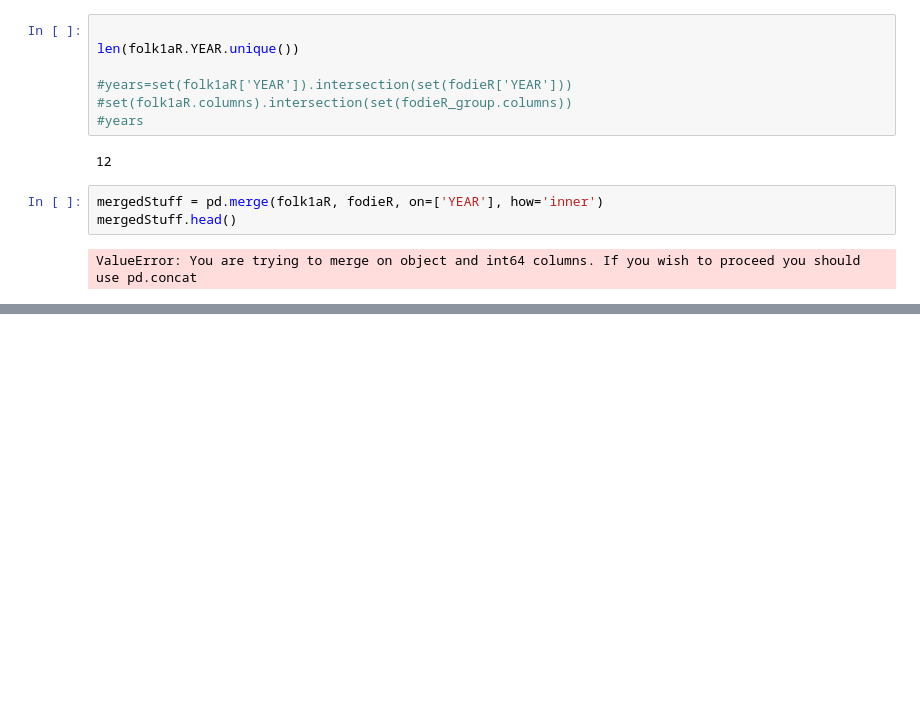
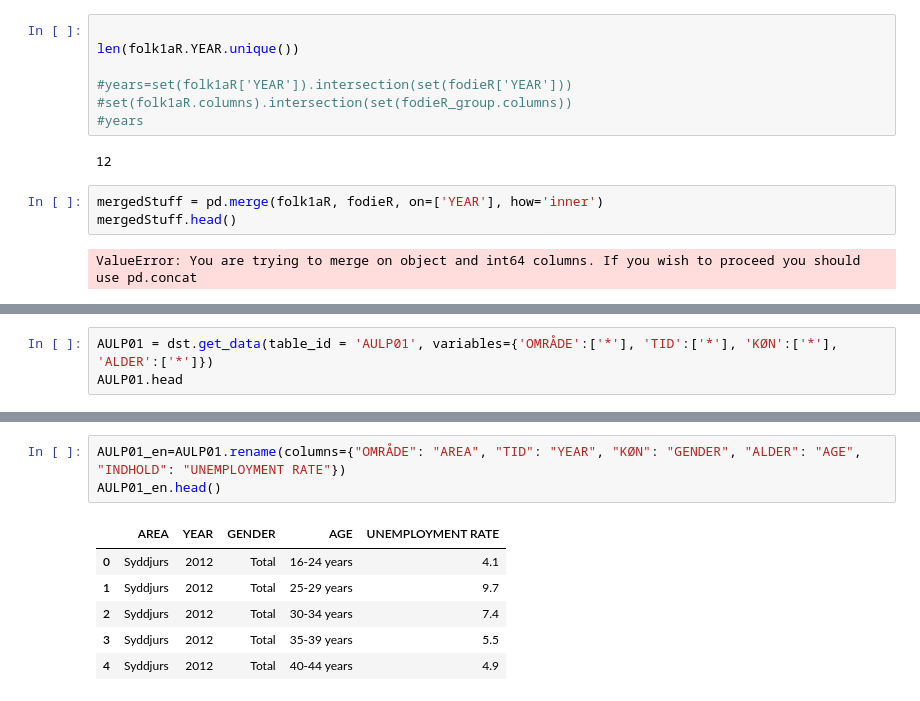
Before and after one commit to MathiasNymand/projects-2019-team-spirit, a Jupyter notebook: dataproject/dataproject/Dataproject.ipynb, the cells around one changed output, grey strips where cells are left out. Saved outputs shown, nothing was run; the diff lists cells and outputs as text; blank space fills up the shorter version.

```diff
--- a/dataproject/dataproject/Dataproject.ipynb
+++ b/dataproject/dataproject/Dataproject.ipynb
@@ -177,0 +208,3 @@ Hej med jer :D
+# %%
+AULP01 = dst.get_data(table_id = 'AULP01', variables={'OMRÅDE':['*'], 'TID':['*'], 'KØN':['*'], 'ALDER':['*']})
+AULP01.head
@@ -177,0 +229,10 @@ Hej med jer :D
+# %%
+AULP01_en=AULP01.rename(columns={"OMRÅDE": "AREA", "TID": "YEAR", "KØN": "GENDER", "ALDER": "AGE", "INDHOLD": "UNEMPLOYMENT RATE"})
+AULP01_en.head()
+# %% [output]
+|  | AREA | YEAR | GENDER | AGE | UNEMPLOYMENT RATE |
+| 0 | Syddjurs | 2012 | Total | 16-24 years | 4.1 |
+| 1 | Syddjurs | 2012 | Total | 25-29 years | 9.7 |
+| 2 | Syddjurs | 2012 | Total | 30-34 years | 7.4 |
+| 3 | Syddjurs | 2012 | Total | 35-39 years | 5.5 |
+| 4 | Syddjurs | 2012 | Total | 40-44 years | 4.9 |
```
Also changed, not shown: parts of 6 cells of this notebook.
